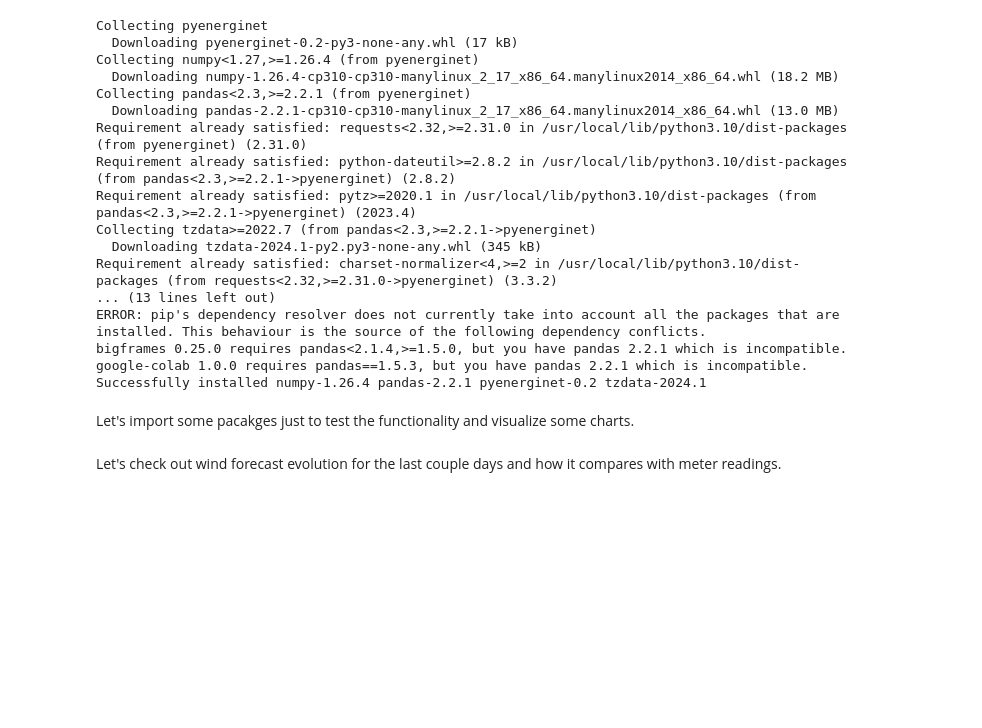
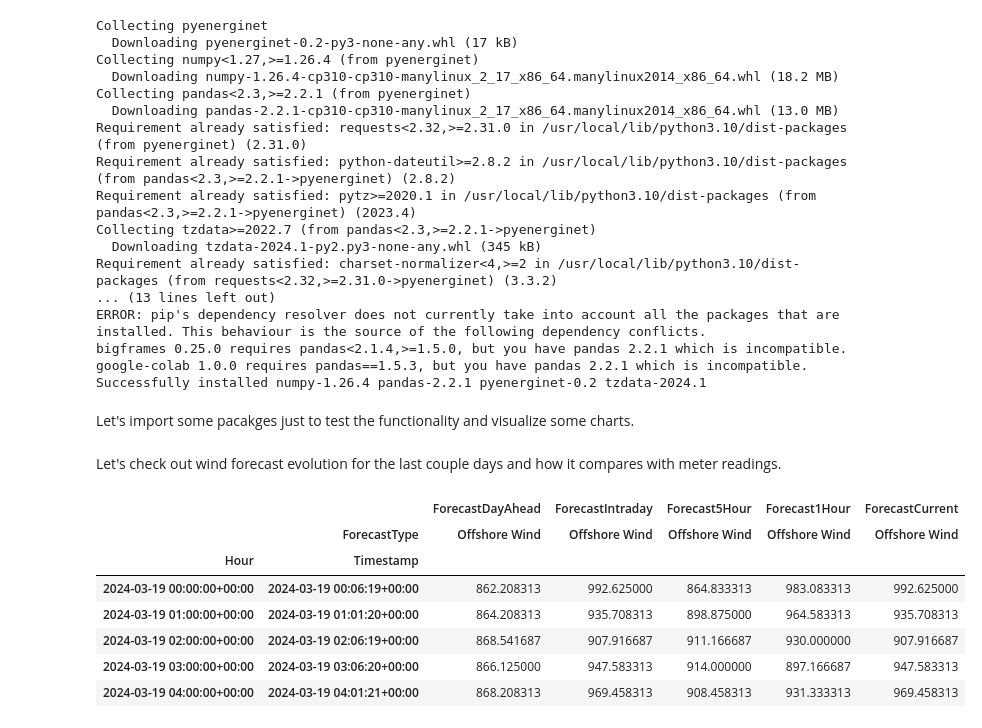
Before and after one commit to edu230991/pyenerginet, a Jupyter notebook: examples.ipynb, the cells around one changed output. Drawn from its saved outputs; the diff is of its cells as text; code cells hidden in the pictures; blank space fills up the shorter version.

```diff
--- a/examples.ipynb
+++ b/examples.ipynb
@@ -31,2 +32,5 @@ from matplotlib import pyplot as plt
 # %% [markdown]
 Let's check out wind forecast evolution for the last couple days and how it compares with meter readings.
+# %%
+end = pd.Timestamp("now").tz_localize("UTC")
+start = end.normalize() - pd.Timedelta("1d")
@@ -32,0 +42,12 @@ Let's check out wind forecast evolution for the last couple days and how it comp
+# %%
+
+ofw_fc.head()
+# %% [output]
+|  |  | ForecastDayAhead | ForecastIntraday | Forecast5Hour | Forecast1Hour | ForecastCurrent |
+|  | ForecastType | Offshore Wind | Offshore Wind | Offshore Wind | Offshore Wind | Offshore Wind |
+| Hour | Timestamp |  |  |  |  |  |
+| 2024-03-19 00:00:00+00:00 | 2024-03-19 00:06:19+00:00 | 862.208313 | 992.625000 | 864.833313 | 983.083313 | 992.625000 |
+| 2024-03-19 01:00:00+00:00 | 2024-03-19 01:01:20+00:00 | 864.208313 | 935.708313 | 898.875000 | 964.583313 | 935.708313 |
+| 2024-03-19 02:00:00+00:00 | 2024-03-19 02:06:19+00:00 | 868.541687 | 907.916687 | 911.166687 | 930.000000 | 907.916687 |
+| 2024-03-19 03:00:00+00:00 | 2024-03-19 03:06:20+00:00 | 866.125000 | 947.583313 | 914.000000 | 897.166687 | 947.583313 |
+| 2024-03-19 04:00:00+00:00 | 2024-03-19 04:01:21+00:00 | 868.208313 | 969.458313 | 908.458313 | 931.333313 | 969.458313 |
```
Also changed, not shown: parts of 6 cells of this notebook.
